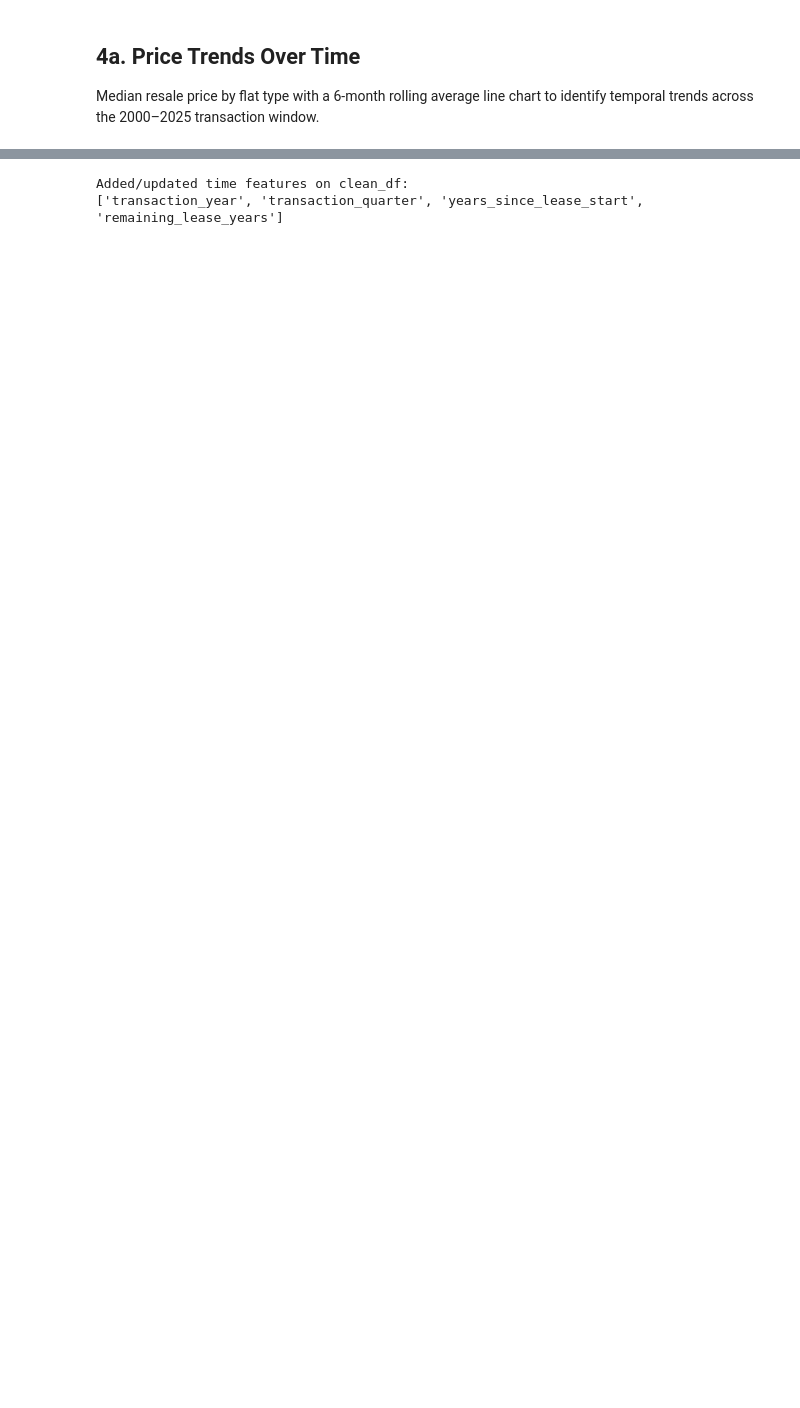
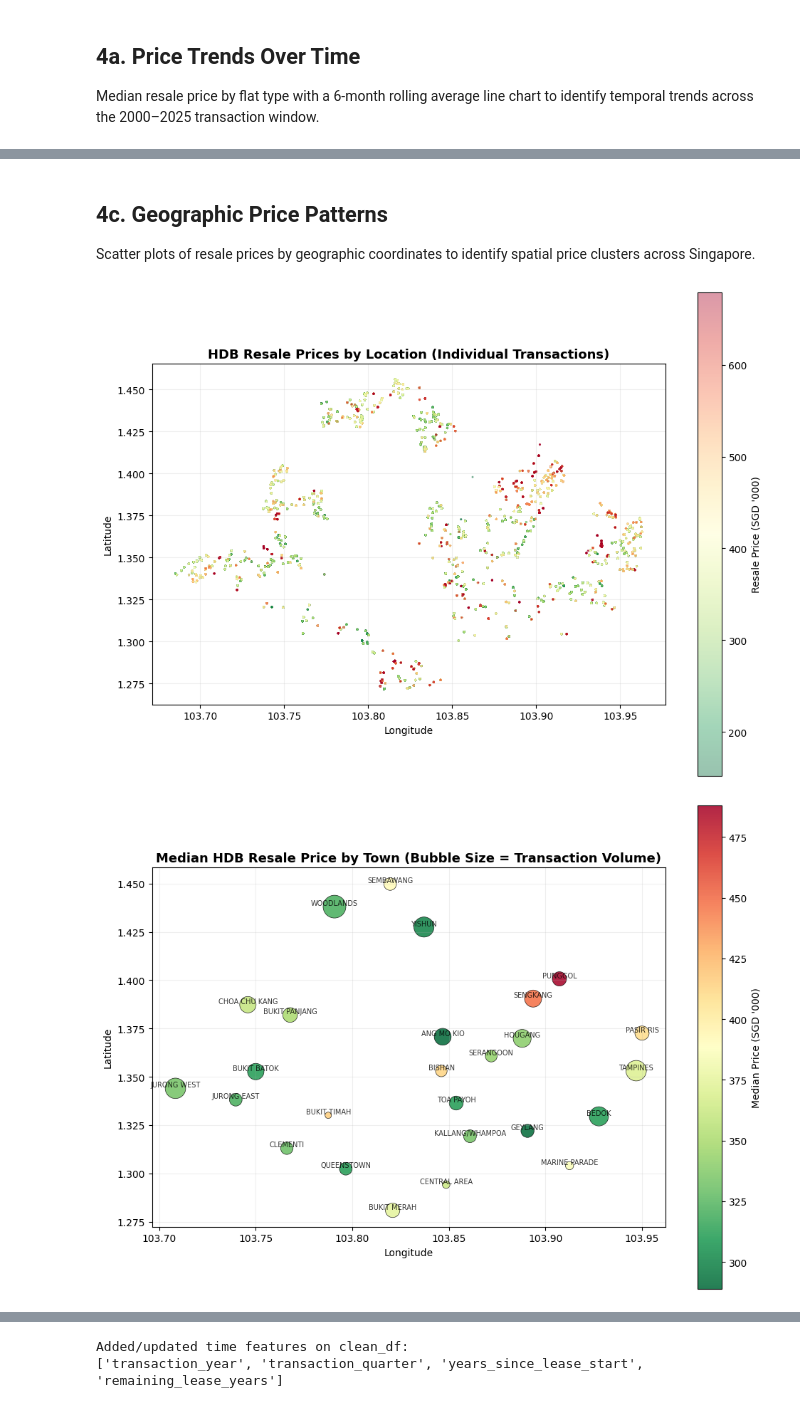
Before and after one commit to yongggquannn/bt4221-group-project, a Jupyter notebook: bt4221_grp_project.ipynb, the cells around one changed output, grey strips where cells are left out. Drawn from its saved outputs; the diff is of its cells as text; code cells hidden in the pictures; blank space fills up the shorter version.

```diff
--- a/bt4221_grp_project.ipynb
+++ b/bt4221_grp_project.ipynb
@@ -2969,0 +2749,78 @@ Passing `palette` without assigning `hue` is deprecated and will be removed in v
+# %% [markdown]
+## 4c. Geographic Price Patterns
+
+Scatter plots of resale prices by geographic coordinates to identify spatial price clusters across Singapore.
+# %%
+# ── EDA 4: Geographic price scatter plots ──
+
+# Check if latitude/longitude columns exist
+geo_cols_available = "latitude" in df.columns and "longitude" in df.columns
+
+if geo_cols_available:
+    # Plot 1: Individual transactions (sampled for readability)
+    geo_pdf = (
+        df.select("latitude", "longitude", "resale_price", "town")
+          .dropna(subset=["latitude", "longitude"])
+          .limit(50_000)
+          .toPandas()
+    )
+
+    fig, ax = plt.subplots(figsize=(10, 10))
+    sc = ax.scatter(
+        geo_pdf["longitude"], geo_pdf["latitude"],
+        c=geo_pdf["resale_price"] / 1e3,
+        cmap="RdYlGn_r", s=1.5, alpha=0.4,
+        vmin=geo_pdf["resale_price"].quantile(0.05) / 1e3,
+        vmax=geo_pdf["resale_price"].quantile(0.95) / 1e3,
+    )
+    cbar = plt.colorbar(sc, ax=ax, shrink=0.7, label="Resale Price (SGD '000)")
+    ax.set_title("HDB Resale Prices by Location (Individual Transactions)",
+                 fontsize=13, fontweight="bold")
+    ax.set_xlabel("Longitude")
+    ax.set_ylabel("Latitude")
+    ax.set_aspect("equal")
+    ax.grid(alpha=0.2)
+    plt.tight_layout()
+    plt.show()
+
+    # Plot 2: Town centroids — sized by count, colored by median price
+    town_geo = (
+        df.select("latitude", "longitude", "resale_price", "town")
+          .dropna(subset=["latitude", "longitude"])
+          .groupBy("town")
+          .agg(
+              F.mean("latitude").alias("lat_center"),
+              F.mean("longitude").alias("lng_center"),
+              F.percentile_approx("resale_price", 0.5).alias("median_price"),
+              F.count("*").alias("txn_count"),
+          )
+          .toPandas()
+    )
+
+    fig, ax = plt.subplots(figsize=(10, 10))
+    sc = ax.scatter(
+        town_geo["lng_center"], town_geo["lat_center"],
+        c=town_geo["median_price"] / 1e3,
+        s=town_geo["txn_count"] / town_geo["txn_count"].max() * 500 + 30,
+        cmap="RdYlGn_r", edgecolors="black", linewidths=0.5, alpha=0.85,
+    )
+    # Annotate town names
+    for _, row in town_geo.iterrows():
+        ax.annotate(row["town"], (row["lng_center"], row["lat_center"]),
+                    fontsize=7, ha="center", va="bottom", alpha=0.8)
+
+    cbar = plt.colorbar(sc, ax=ax, shrink=0.7, label="Median Price (SGD '000)")
+    ax.set_title("Median HDB Resale Price by Town (Bubble Size = Transaction Volume)",
+                 fontsize=13, fontweight="bold")
+    ax.set_xlabel("Longitude")
+    ax.set_ylabel("Latitude")
+    ax.set_aspect("equal")
+    ax.grid(alpha=0.2)
+    plt.tight_layout()
+    plt.show()
+else:
+    print("WARNING: latitude/longitude columns not found in clean_df. Skipping geographic plots.")
+    print(f"Available columns: {df.columns}")
+# %% [output]
+[figure, added]
+[figure, added]
```
Also changed, not shown: parts of 69 cells of this notebook.
